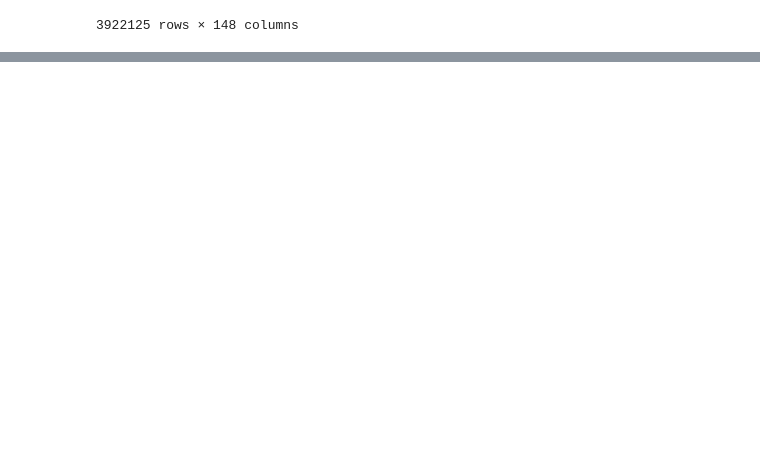
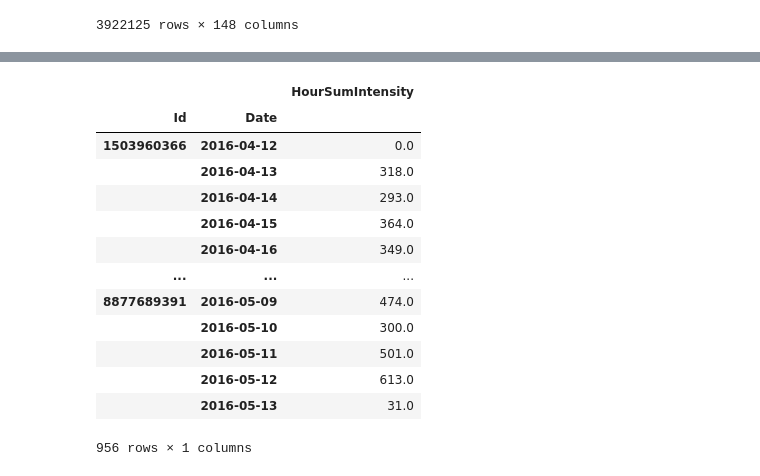
Before and after one commit to adamkhakhar/fitbit, a Jupyter notebook: EDA.ipynb, the cells around one changed output, grey strips where cells are left out. Drawn from its saved outputs; the diff is of its cells as text; code cells hidden in the pictures; blank space fills up the shorter version.

```diff
--- a/EDA.ipynb
+++ b/EDA.ipynb
@@ -464,0 +551,17 @@ index_df.columns.tolist()
+# %%
+index_df.groupby(['Id', 'Date']).agg({'HourSumIntensity': 'sum'})[["HourSumIntensity"]]
+# %% [output]
+|  |  | HourSumIntensity |
+| Id | Date |  |
+| 1503960366 | 2016-04-12 | 0.0 |
+|  | 2016-04-13 | 318.0 |
+|  | 2016-04-14 | 293.0 |
+|  | 2016-04-15 | 364.0 |
+|  | 2016-04-16 | 349.0 |
+| ... | ... | ... |
+| 8877689391 | 2016-05-09 | 474.0 |
+|  | 2016-05-10 | 300.0 |
+|  | 2016-05-11 | 501.0 |
+|  | 2016-05-12 | 613.0 |
+|  | 2016-05-13 | 31.0 |
+956 rows × 1 columns
```
Also changed, not shown: parts of 11 cells of this notebook.
